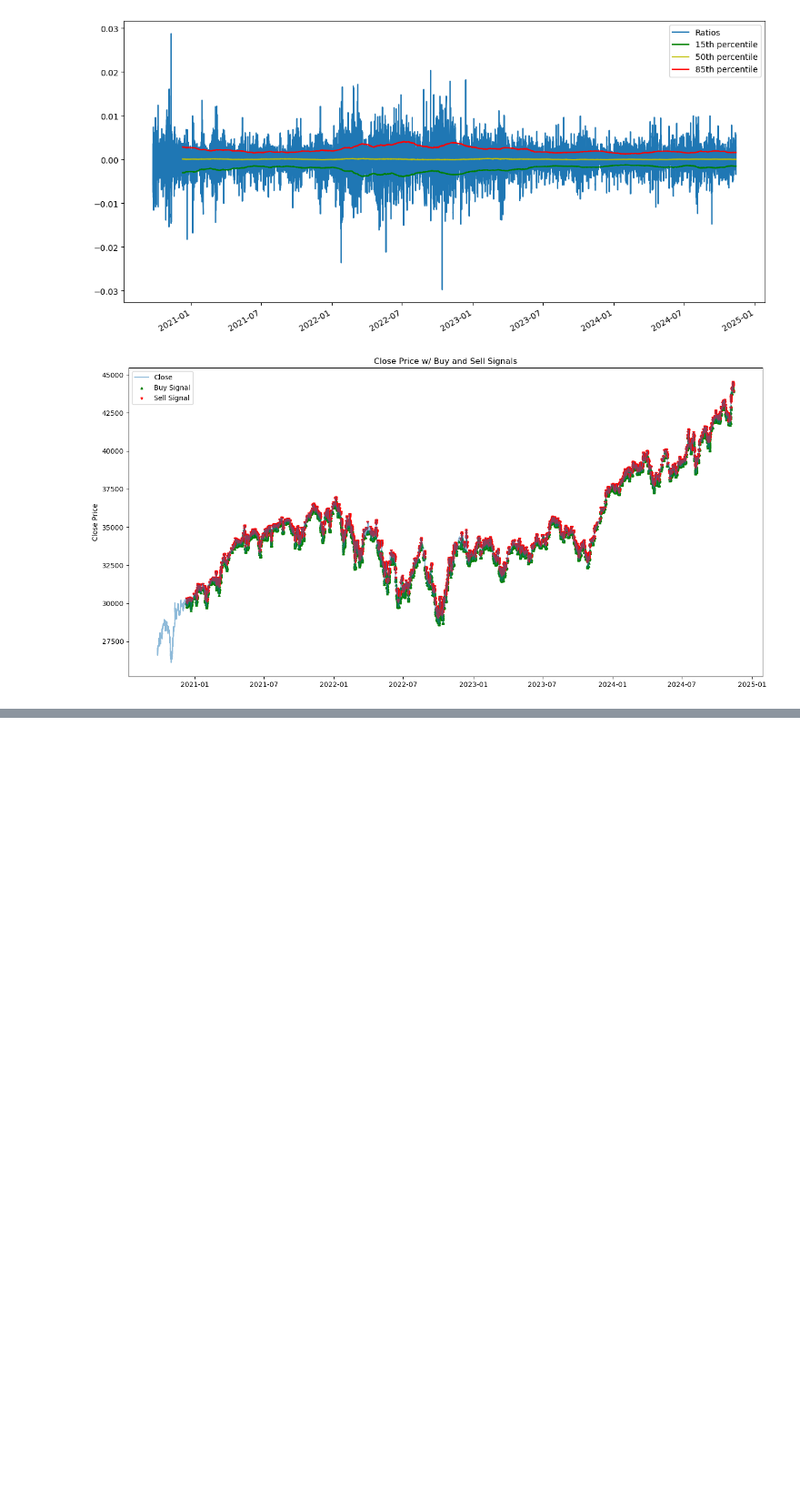
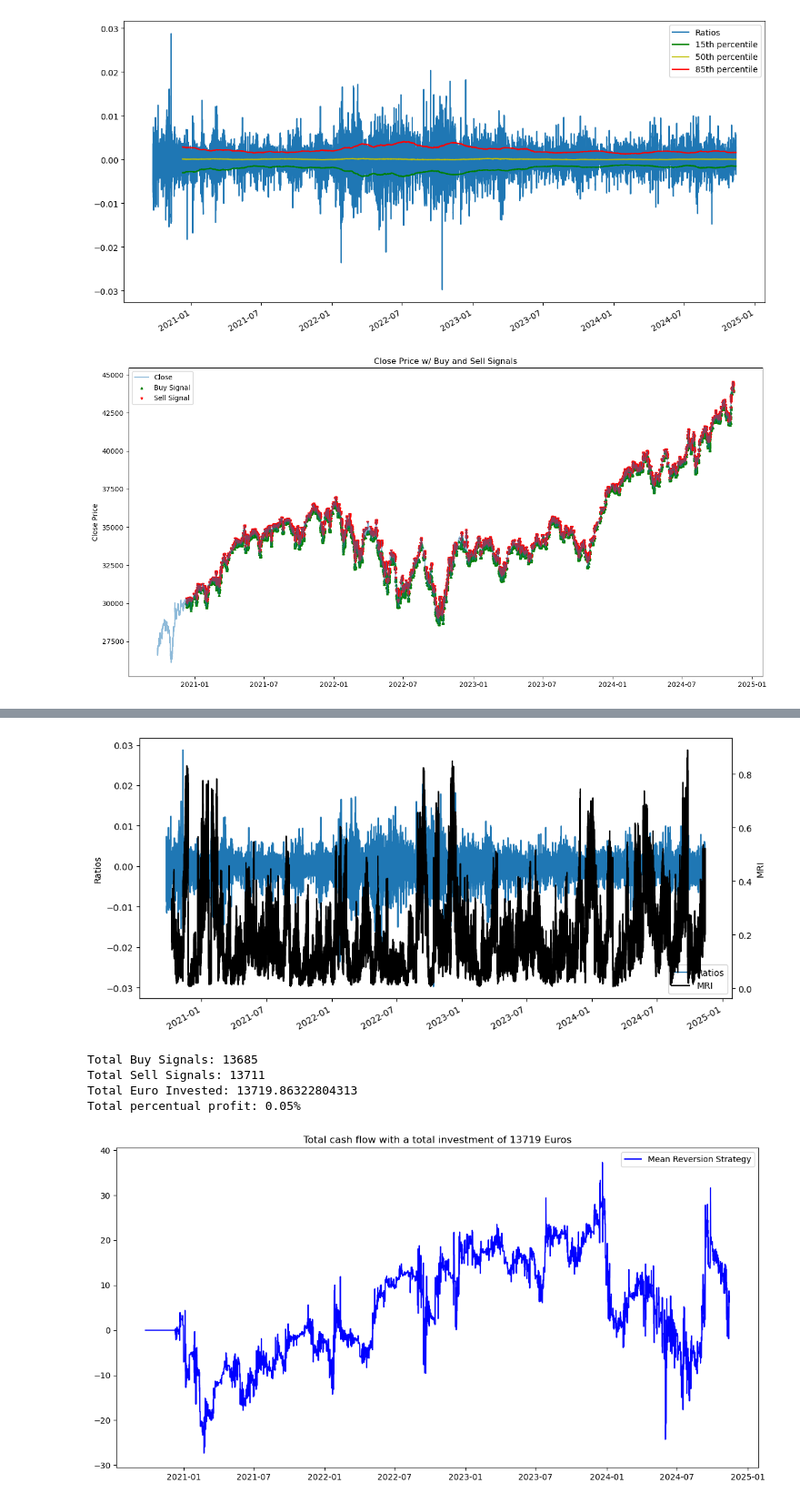
Before and after one commit to lorenzorizzi17/MeanReversionMetric, a Jupyter notebook: strategy.ipynb, the cells around one changed output, grey strips where cells are left out. Shown at 91% size. Drawn from its saved outputs; the diff is of its cells as text; code cells hidden in the pictures; blank space fills up the shorter version.

Commit message:
Apply strategy using the two methods

```diff
--- a/strategy.ipynb
+++ b/strategy.ipynb
@@ -105,0 +108,27 @@ Total percentual profit: 0.65%
+# %%
+# Quite lengthy calculation
+# TODO: reduce the size of the dataset
+df["MRI"] = df["Ratios"].rolling(window = 1000, center = False).apply(mr.assess_normality_rolling, raw=True, args = (int(1000/10),) )
+# %%
+#df['MRI'] = mr.savgol(df['MRI'], window_length=5000, polyorder=3) # Smoothing
+ax = df["Ratios"].plot(figsize=(12,6), label="Ratios")
+ax2 = ax.twinx()
+df["MRI"].plot(ax=ax2, color='k', label="MRI")
+ax.set_ylabel("Ratios")
+ax2.set_ylabel("MRI")
+lines1, labels1 = ax.get_legend_handles_labels()
+lines2, labels2 = ax2.get_legend_handles_labels()
+ax.legend(lines1 + lines2, labels1 + labels2, loc='lower right')
+ax.set_xlabel("")
+ax.set_ylabel("Ratios")
+ax2.set_ylabel("MRI")
+plt.show()
+
+apply_trading_strategy(df)
+# %% [output]
+[figure, added]
+Total Buy Signals: 13685
+Total Sell Signals: 13711
+Total Euro Invested: 13719.86322804313
+Total percentual profit: 0.05%
+[figure, added]
```
Also changed, not shown: parts of 5 cells of this notebook, 2 other files.
